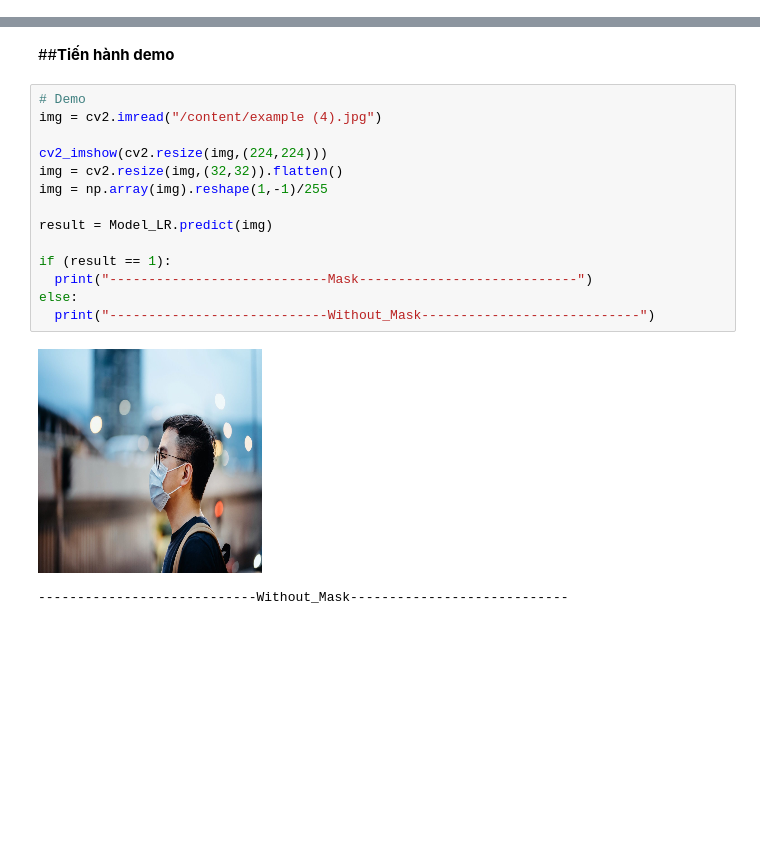
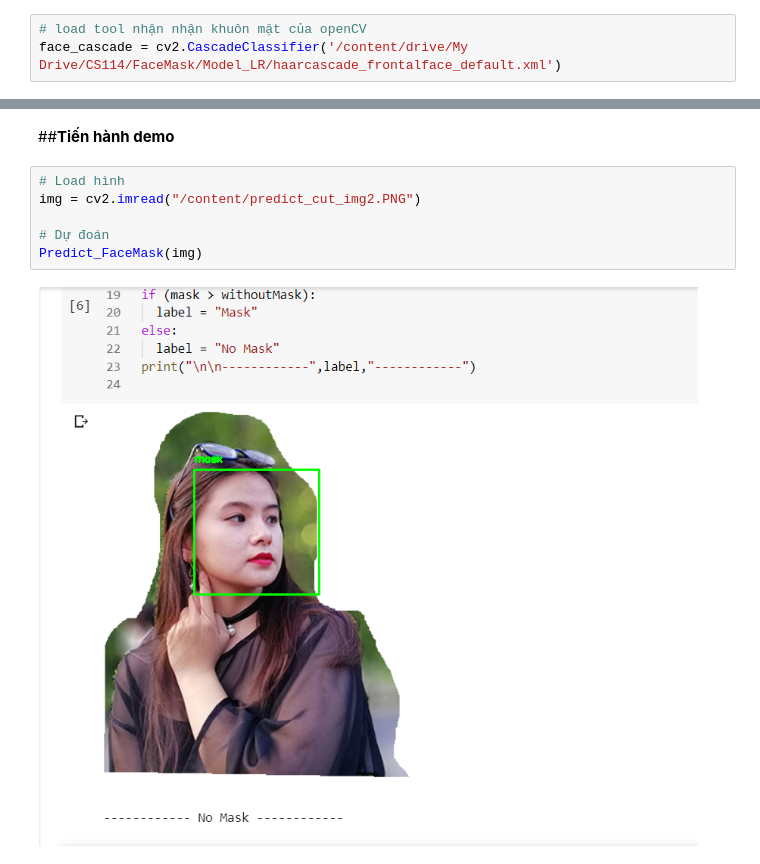
Before and after one commit to Hoangthang017/CS114.K21, a Jupyter notebook: FaceMask_LR/FaceMask_LR_Demo.ipynb, the cells around one changed output, grey strips where cells are left out. Cells and saved outputs as stored; diff of their text form; blank space fills up the shorter version.

Commit message:
Demo FaceMask Dectection

```diff
--- a/FaceMask_LR/FaceMask_LR_Demo.ipynb
+++ b/FaceMask_LR/FaceMask_LR_Demo.ipynb
@@ -28,0 +31,3 @@ Model_LR = pickle.load(file_model)
+# %%
+# load tool nhận nhận khuôn mặt của openCV
+face_cascade = cv2.CascadeClassifier('/content/drive/My Drive/CS114/FaceMask/Model_LR/haarcascade_frontalface_default.xml')
@@ -29,19 +86,10 @@ Model_LR = pickle.load(file_model)
 # %% [markdown]
 ##**Tiến hành demo**
-# %%
-# Demo
-img = cv2.imread("/content/example (4).jpg")
-
-cv2_imshow(cv2.resize(img,(224,224)))
-img = cv2.resize(img,(32,32)).flatten()
-img = np.array(img).reshape(1,-1)/255
-
-result = Model_LR.predict(img)
-
-if (result == 1):
-  print("----------------------------Mask----------------------------")
-else:
-  print("----------------------------Without_Mask----------------------------")
-# %% [output]
-[figure, removed]
-----------------------------Without_Mask----------------------------
+# %%
+# Load hình
+img = cv2.imread("/content/predict_cut_img2.PNG")
+
+# Dự đoán
+Predict_FaceMask(img)
+# %% [output]
+[figure, added]
```
Also changed, not shown: parts of 3 cells of this notebook.
